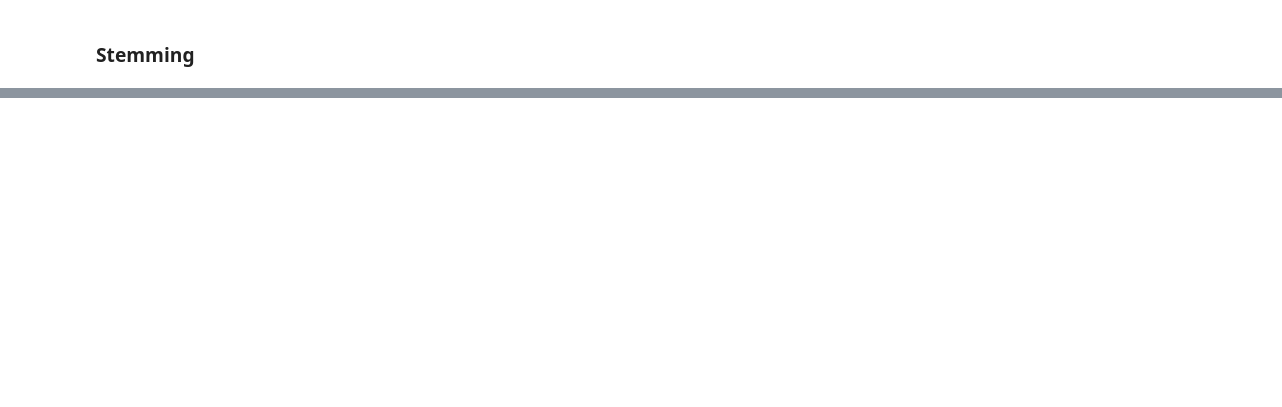
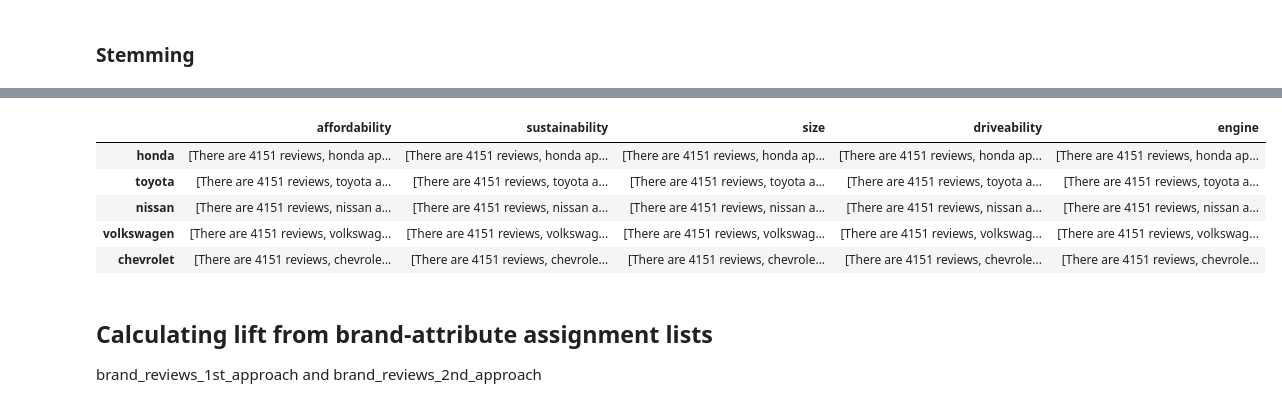
Before and after one commit to zack-tan/car-forums-text-analysis, a Jupyter notebook: tasks_c_d_louis.ipynb, the cells around one changed output, grey strips where cells are left out. Saved outputs shown, nothing was run; the diff lists cells and outputs as text; code cells hidden in the pictures; blank space fills up the shorter version.

```diff
--- a/tasks_c_d_louis.ipynb
+++ b/tasks_c_d_louis.ipynb
@@ -592,0 +589,4 @@ right now the code counts all the appearances of an attribute, even if they come
+# %%
+# Initialize dataframes to store lift and support values
+df_lift = pd.DataFrame(index=top_brands, columns = top_attributes)
+df_lift_counts = pd.DataFrame(index=top_brands, columns = top_attributes)
@@ -592,0 +606,12 @@ right now the code counts all the appearances of an attribute, even if they come
+# %%
+df_lift_counts
+# %% [output]
+|  | affordability | sustainability | size | driveability | engine |
+| honda | [There are 4151 reviews, honda ap... | [There are 4151 reviews, honda ap... | [There are 4151 reviews, honda ap... | [There are 4151 reviews, honda ap... | [There are 4151 reviews, honda ap... |
+| toyota | [There are 4151 reviews, toyota a... | [There are 4151 reviews, toyota a... | [There are 4151 reviews, toyota a... | [There are 4151 reviews, toyota a... | [There are 4151 reviews, toyota a... |
+| nissan | [There are 4151 reviews, nissan a... | [There are 4151 reviews, nissan a... | [There are 4151 reviews, nissan a... | [There are 4151 reviews, nissan a... | [There are 4151 reviews, nissan a... |
+| volkswagen | [There are 4151 reviews, volkswag... | [There are 4151 reviews, volkswag... | [There are 4151 reviews, volkswag... | [There are 4151 reviews, volkswag... | [There are 4151 reviews, volkswag... |
+| chevrolet | [There are 4151 reviews, chevrole... | [There are 4151 reviews, chevrole... | [There are 4151 reviews, chevrole... | [There are 4151 reviews, chevrole... | [There are 4151 reviews, chevrole... |
+# %% [markdown]
+## Calculating lift from brand-attribute assignment lists
+brand_reviews_1st_approach and brand_reviews_2nd_approach
```
Also changed, not shown: parts of 85 cells of this notebook.
